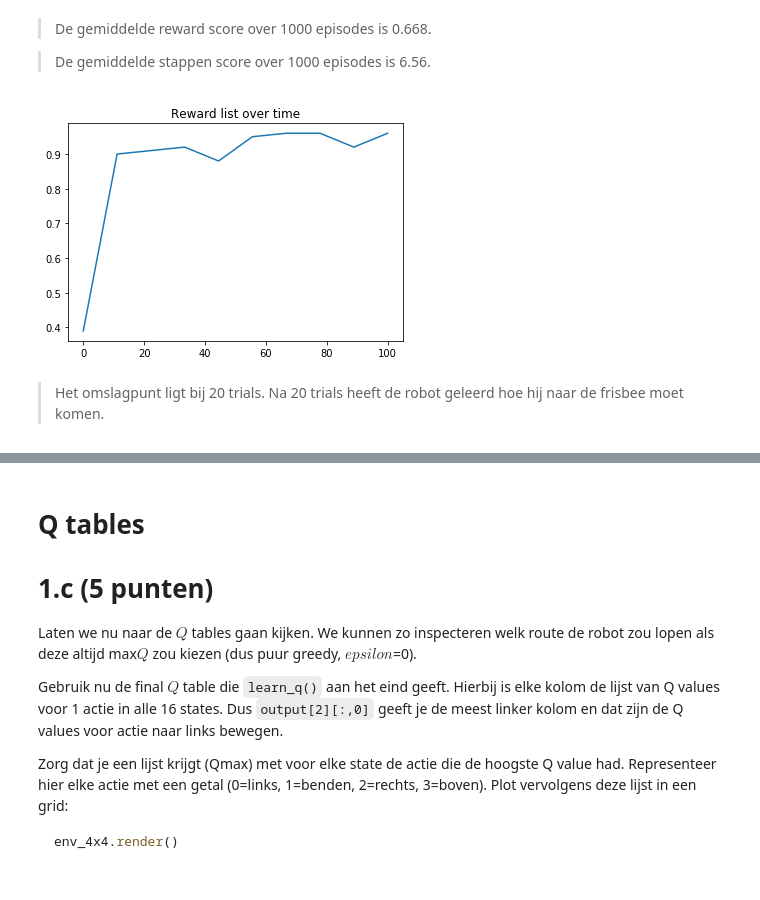
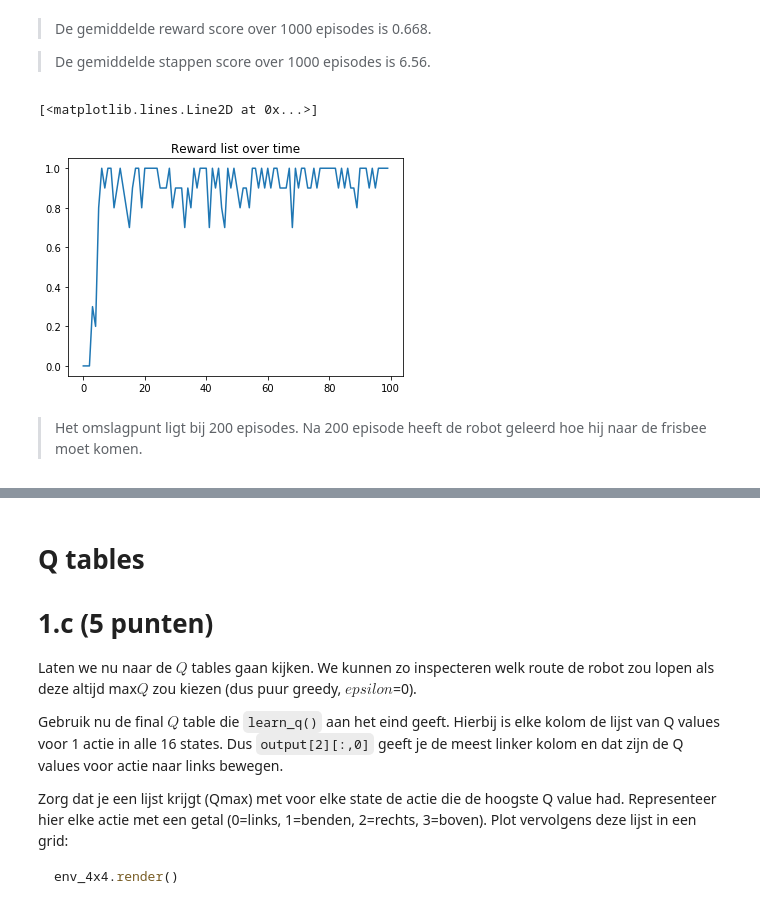
Before and after one commit to P-schmidt/bv, a Jupyter notebook: cm/assignment_4 kopie.ipynb, the cells around one changed output, grey strips where cells are left out. Saved outputs shown, nothing was run; the diff lists cells and outputs as text; code cells hidden in the pictures.

```diff
--- a/cm/assignment_4 kopie.ipynb
+++ b/cm/assignment_4 kopie.ipynb
@@ -233,14 +233,14 @@ rlist, jlist, Q = q_learn(env_4x4, alpha=.8, gamma=.95, epsilon=.1, num_episodes
 > De gemiddelde reward score over 1000 episodes is 0.668.
 
 > De gemiddelde stappen score over 1000 episodes is 6.56.
-# %%
-bins = []
-bins = [np.mean(bin) for bin in np.array_split(rlist, 10)]
-x = np.linspace(0, 100, len(bins))
-plt.plot(x, bins)
-plt.title('Reward list over time')
-plt.show()
-# %% [output]
-[figure, removed]
+# %%
+rlist = np.asarray(rlist)
+width = 10
+reward = rlist[:(rlist.size // width * width)].reshape(-1, width).mean(axis=1)
+plt.title('Reward list over time')
+plt.plot(reward, label=r"$reward score$")
+# %% [output]
+[<matplotlib.lines.Line2D at 0x...>]
+[figure, added]
 # %% [markdown]
-> Het omslagpunt ligt bij 20 trials. Na 20 trials heeft de robot geleerd hoe hij naar de frisbee moet komen.
+> Het omslagpunt ligt bij 200 episodes. Na 200 episode heeft de robot geleerd hoe hij naar de frisbee moet komen.
```
Also changed, not shown: parts of 18 cells of this notebook.
